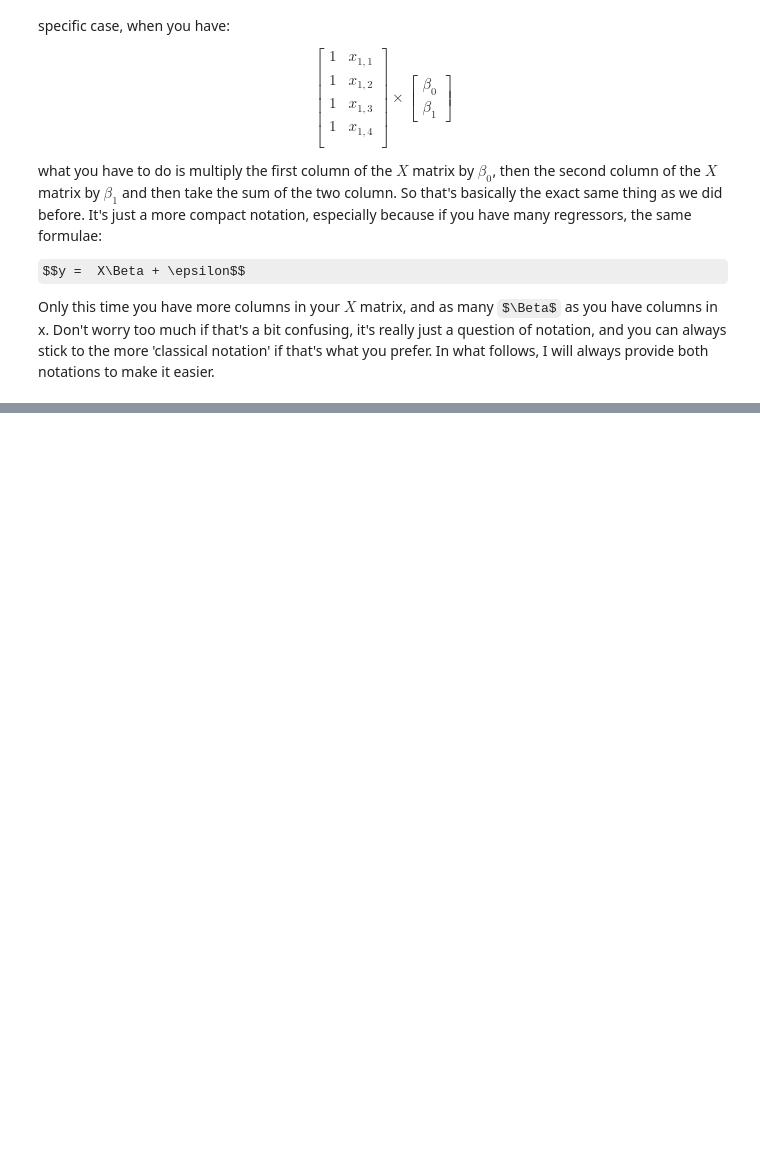
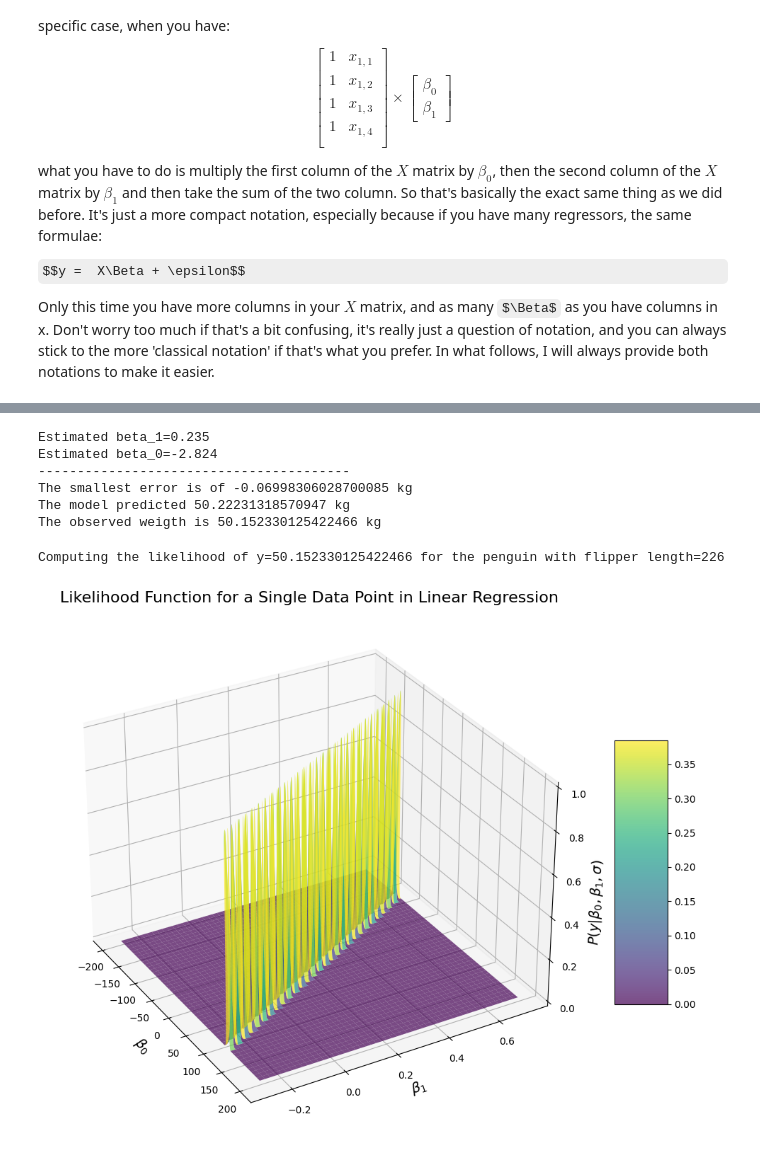
Before and after one commit to AlexLepauvre/variation_laplace_for_dummies, a Jupyter notebook: VariationalLaplaceForDummies/LinearRegression.ipynb, the cells around one changed output, grey strips where cells are left out. Cells and saved outputs as stored; diff of their text form; code cells hidden in the pictures; some formulas as TeX source; blank space fills up the shorter version.

```diff
--- a/VariationalLaplaceForDummies/LinearRegression.ipynb
+++ b/VariationalLaplaceForDummies/LinearRegression.ipynb
@@ -458,0 +455,77 @@ That's basically saying, if the true value of $\beta_1$ is -3, it's really unlik
+# %%
+def single_obs_likelihood(yi, xi, b0, b1, sigma):
+    """
+    Computes the likelihood of observing yi given xi for parameters b0, b1, and sigma.
+    """
+    # Compute square of the error
+    sq_err = (yi - (b0 + b1 * xi))**2
+    # Compute normalization constant
+    norm_k = 1/np.sqrt(2*np.pi*sigma**2)
+
+    # Compute hte likelihood
+    return norm_k * np.exp(-(sq_err/(2*sigma**2)))
+
+# Set the parameters:
+beta_0_gt = 0
+beta_1_gt = 0.22
+error_mu = 0
+error_sigma = 2
+
+# Simulate some data:
+y = linear_mdl(flipper_length_mm, beta_0_gt, beta_1_gt, error_mu, error_sigma)
+
+# Fit the model:
+beta_0, beta_1 = fit_linear_model(y, flipper_length_mm)
+print(f'Estimated beta_1={np.round(beta_1, 3)}')
+print(f'Estimated beta_0={np.round(beta_0, 3)}')
+
+# Compute the error:
+err = y - (beta_0 + beta_1 * flipper_length_mm)
+
+# Find the minimal error:
+min_error = err[np.argmin(err**2)]
+predicted_val = beta_0 + beta_1 * flipper_length_mm[np.argmin(err**2)]
+observed_val = y[np.argmin(err**2)]
+print("-"*40)
+print(f"The smallest error is of {min_error} kg")
+print(f"The model predicted {predicted_val} kg")
+print(f"The observed weigth is {observed_val} kg")
+# %% [output]
+Estimated beta_1=0.235
+Estimated beta_0=-2.824
+----------------------------------------
+The smallest error is of -0.06998306028700085 kg
+The model predicted 50.22231318570947 kg
+The observed weigth is 50.152330125422466 kg
+# %%
+from matplotlib import cm
+
+# Plot the probability of each observation across several values of b0 and b1:
+b0s = np.linspace(beta_0_gt -200, beta_0_gt + 200, 1000)
+b1s = np.linspace(beta_1_gt - 0.5, beta_1_gt + 0.5, 1000)
+B0s, B1s  = np.meshgrid(b0s, b1s)
+
+# Compute the likelihood for the value with the smallest error:
+print(f"Computing the likelihood of y={y[np.argmin(err**2)]} for the penguin with flipper length={flipper_length_mm[np.argmin(err**2)]}")
+likelihood = single_obs_likelihood(y[np.argmin(err**2)], flipper_length_mm[np.argmin(err**2)], B0s, B1s, error_sigma)
+# Normalize by max to improve viz
+likelihood /= np.max(likelihood)
+# Create the plot
+fig = plt.figure(figsize=(12, 8))
+ax = fig.add_subplot(111, projection='3d')
+# Plot the surface
+surf = ax.plot_surface(B0s, B1s, likelihood, cmap=cm.viridis, linewidth=0, antialiased=True, alpha=0.7)
+# Customize the axes
+ax.set_xlabel(r'$\beta_0$', fontsize=14)
+ax.set_ylabel(r'$\beta_1$', fontsize=14)
+ax.set_zlabel(r'$P(y|\beta_0, \beta_1, \sigma)$', fontsize=14)
+ax.set_title('Likelihood Function for a Single Data Point in Linear Regression', fontsize=16)
+# Adjust viewing angle for better visualization
+ax.view_init(elev=30, azim=-30)
+# Add a color bar
+fig.colorbar(surf, shrink=0.5, aspect=5)
+plt.tight_layout()
+plt.show()
+# %% [output]
+Computing the likelihood of y=50.152330125422466 for the penguin with flipper length=226
+[figure, added]
```
Also changed, not shown: parts of 39 cells of this notebook.
